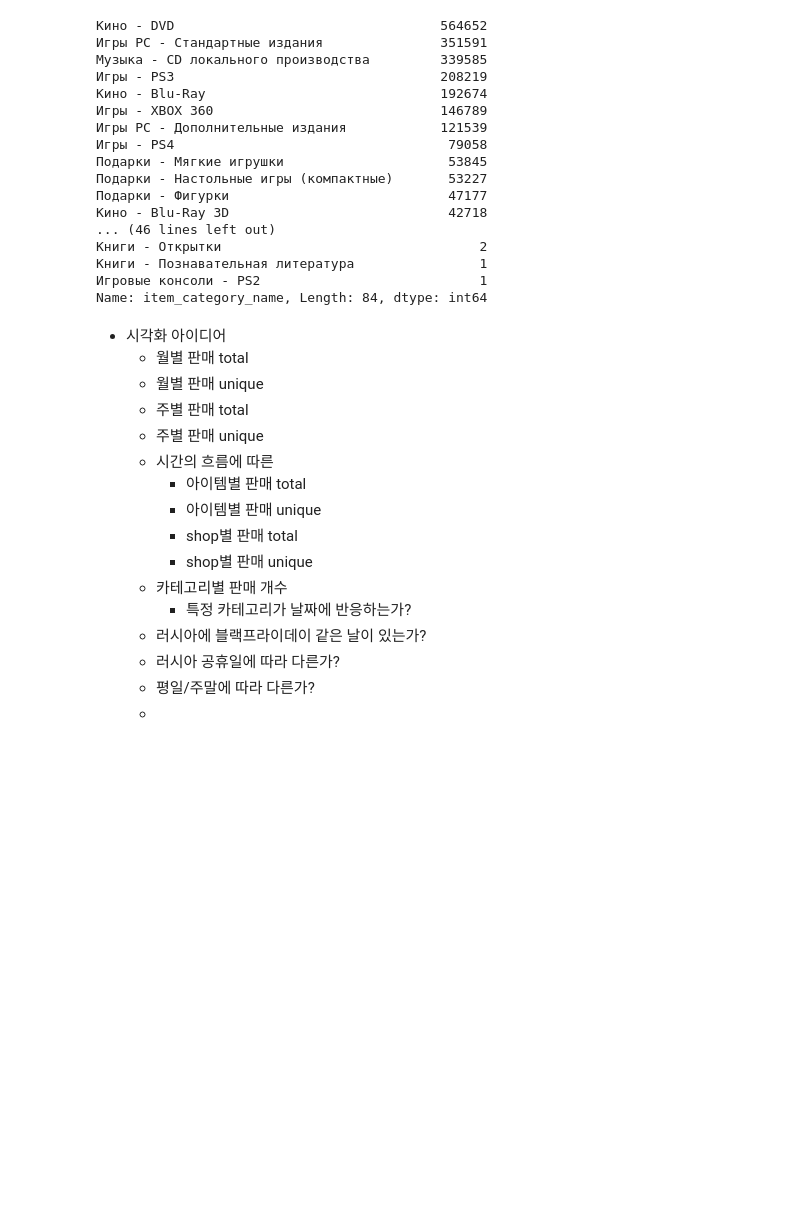
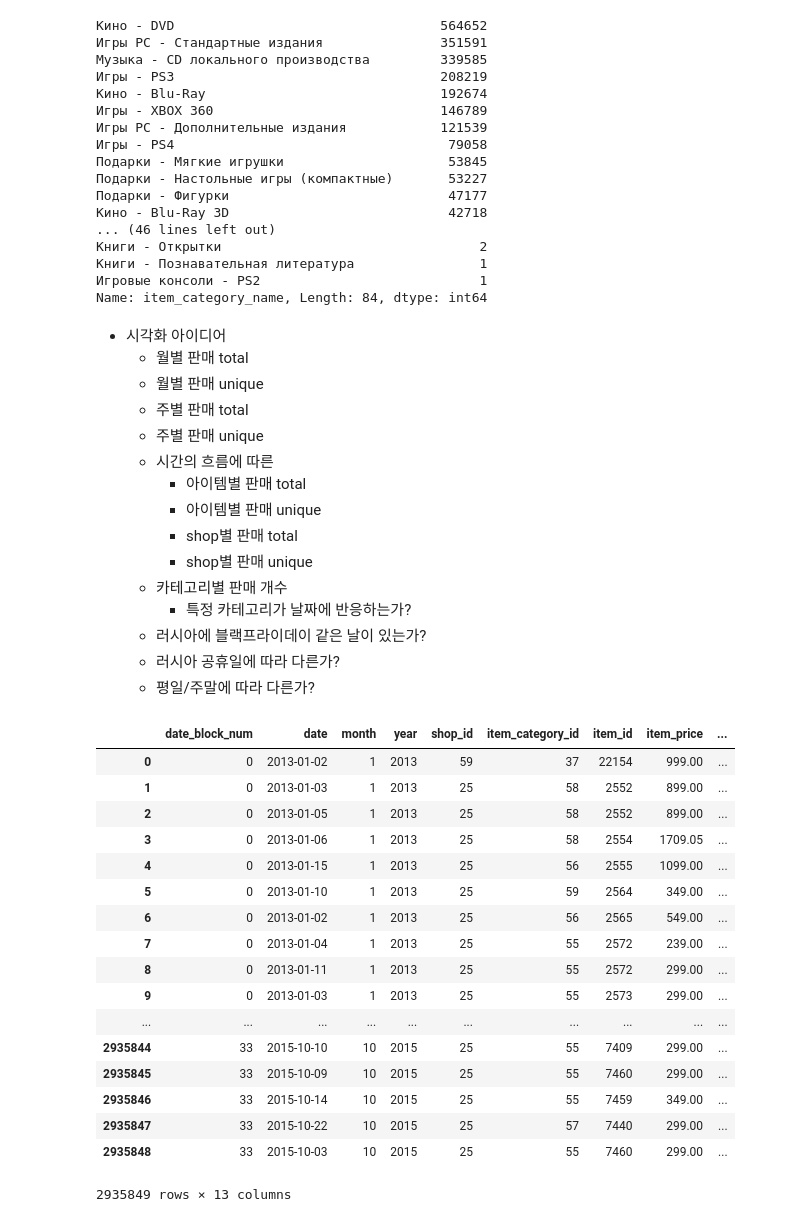
Before and after one commit to mkhoin/Play-Kaggle, a Jupyter notebook: Predict-Future-Sales/notebook/01. EDA.ipynb, the cells around one changed output. Saved outputs shown, nothing was run; the diff lists cells and outputs as text; code cells hidden in the pictures; blank space fills up the shorter version.

```diff
--- a/Predict-Future-Sales/notebook/01. EDA.ipynb
+++ b/Predict-Future-Sales/notebook/01. EDA.ipynb
@@ -282,4 +291,24 @@ Name: item_category_name, Length: 84, dtype: int64
     - 러시아에 블랙프라이데이 같은 날이 있는가?
     - 러시아 공휴일에 따라 다른가?
     - 평일/주말에 따라 다른가?
-    -
+# %%
+train_full
+# %% [output]
+|  | date_block_num | date | month | year | shop_id | item_category_id | item_id | item_price | ... |
+| 0 | 0 | 2013-01-02 | 1 | 2013 | 59 | 37 | 22154 | 999.00 | ... |
+| 1 | 0 | 2013-01-03 | 1 | 2013 | 25 | 58 | 2552 | 899.00 | ... |
+| 2 | 0 | 2013-01-05 | 1 | 2013 | 25 | 58 | 2552 | 899.00 | ... |
+| 3 | 0 | 2013-01-06 | 1 | 2013 | 25 | 58 | 2554 | 1709.05 | ... |
+| 4 | 0 | 2013-01-15 | 1 | 2013 | 25 | 56 | 2555 | 1099.00 | ... |
+| 5 | 0 | 2013-01-10 | 1 | 2013 | 25 | 59 | 2564 | 349.00 | ... |
+| 6 | 0 | 2013-01-02 | 1 | 2013 | 25 | 56 | 2565 | 549.00 | ... |
+| 7 | 0 | 2013-01-04 | 1 | 2013 | 25 | 55 | 2572 | 239.00 | ... |
+| 8 | 0 | 2013-01-11 | 1 | 2013 | 25 | 55 | 2572 | 299.00 | ... |
+| 9 | 0 | 2013-01-03 | 1 | 2013 | 25 | 55 | 2573 | 299.00 | ... |
+| ... | ... | ... | ... | ... | ... | ... | ... | ... | ... |
+| 2935844 | 33 | 2015-10-10 | 10 | 2015 | 25 | 55 | 7409 | 299.00 | ... |
+| 2935845 | 33 | 2015-10-09 | 10 | 2015 | 25 | 55 | 7460 | 299.00 | ... |
+| 2935846 | 33 | 2015-10-14 | 10 | 2015 | 25 | 55 | 7459 | 349.00 | ... |
+| 2935847 | 33 | 2015-10-22 | 10 | 2015 | 25 | 57 | 7440 | 299.00 | ... |
+| 2935848 | 33 | 2015-10-03 | 10 | 2015 | 25 | 55 | 7460 | 299.00 | ... |
+2935849 rows × 13 columns
```
Also changed, not shown: parts of 11 cells of this notebook, 2 other files.
